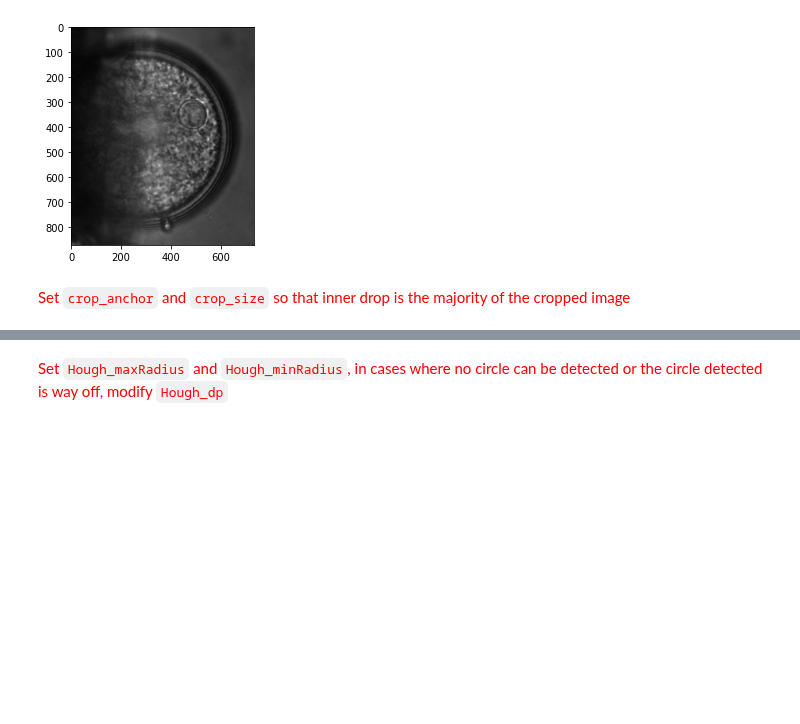
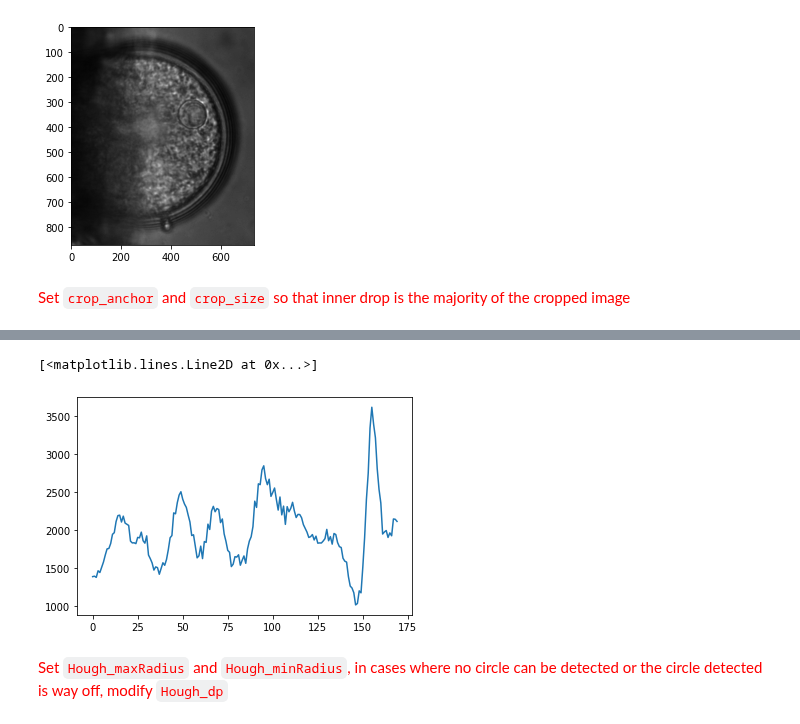
Before and after one commit to ZLoverty/DE, a Jupyter notebook: Code/Circle-detection/crop-HoughCircles-ND2.ipynb, the cells around one changed output, grey strips where cells are left out. Saved outputs shown, nothing was run; the diff lists cells and outputs as text; code cells hidden in the pictures; blank space fills up the shorter version.

```diff
--- a/Code/Circle-detection/crop-HoughCircles-ND2.ipynb
+++ b/Code/Circle-detection/crop-HoughCircles-ND2.ipynb
@@ -43,3 +43,8 @@ plt.imshow(cropped, cmap='gray')
+# %%
+plt.plot(cropped[80, :])
+# %% [output]
+[<matplotlib.lines.Line2D at 0x...>]
+[figure, added]
 # %% [markdown]
 <font color='red'> Set `Hough_maxRadius` and `Hough_minRadius`, in cases where no circle can be detected or the circle detected is way off, modify `Hough_dp`
 # %%
```
Also changed, not shown: parts of 3 cells of this notebook, 4 other files.
